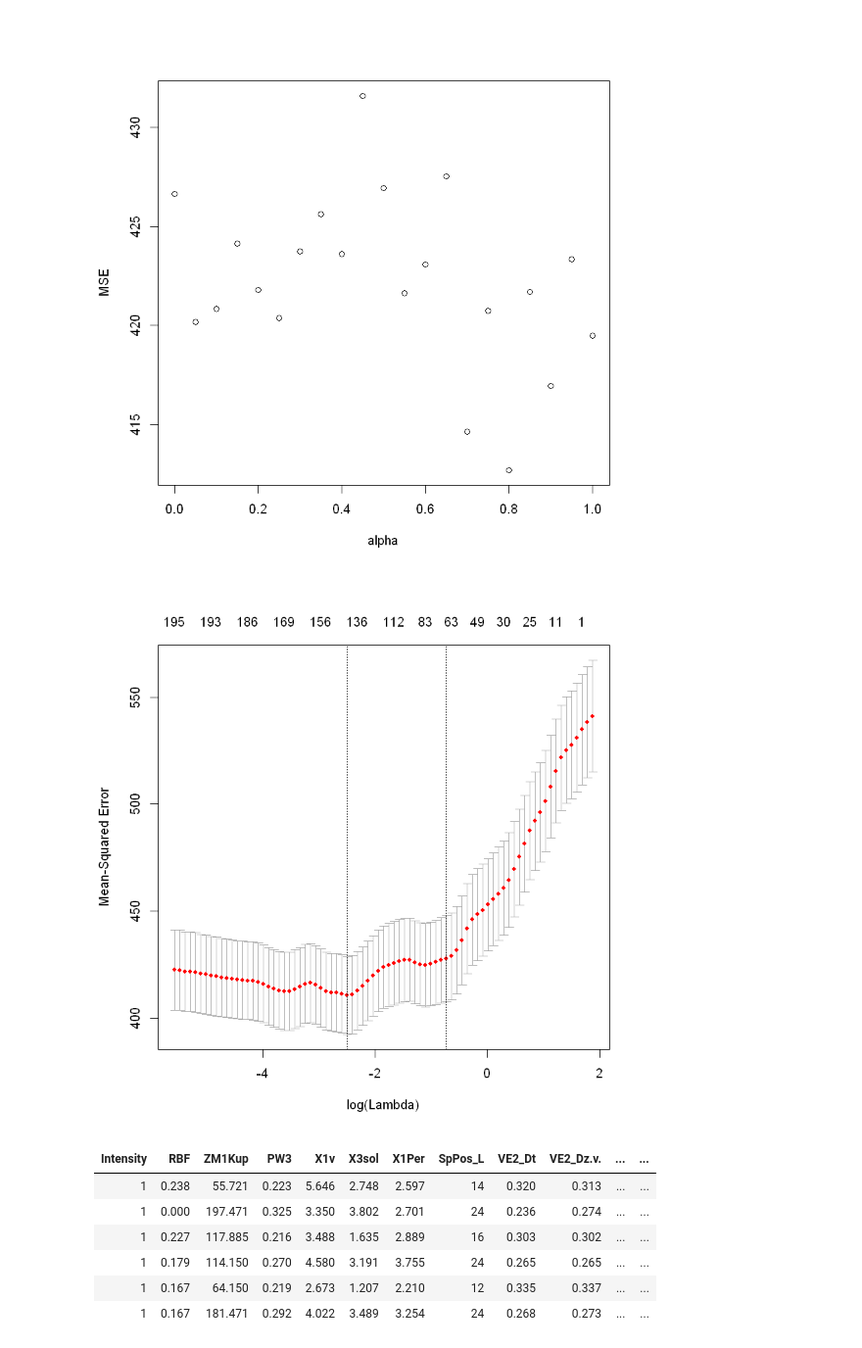
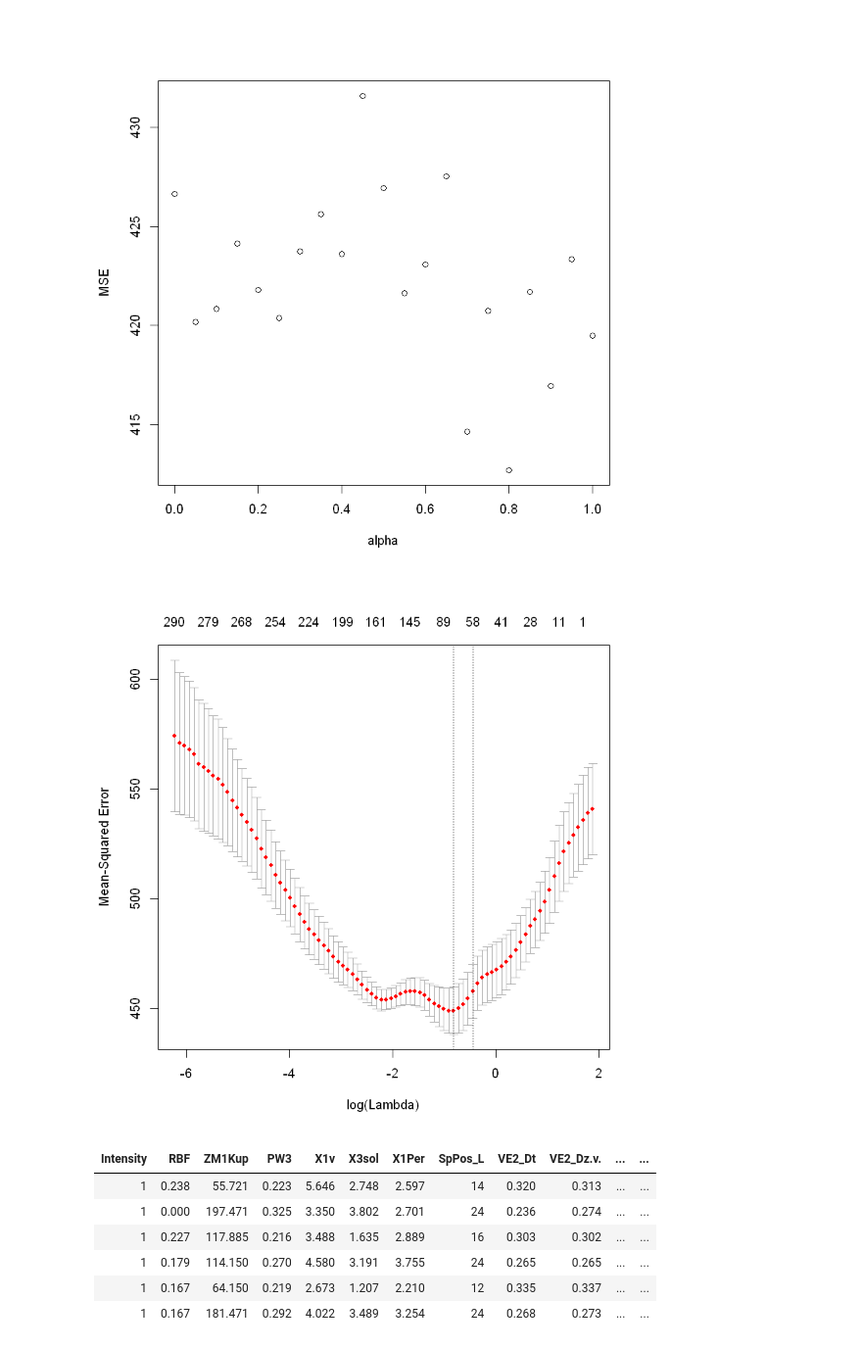
Before and after one commit to Candice-Romuald/ML-project, a Jupyter notebook: src/Linear methods/Generalize Reg.ipynb, the cells around one changed output. Shown: that part at 98% size. Saved outputs shown, nothing was run; the diff lists cells and outputs as text; code cells hidden in the pictures.

```diff
--- a/src/Linear methods/Generalize Reg.ipynb
+++ b/src/Linear methods/Generalize Reg.ipynb
@@ -113,10 +114,10 @@ plot(A,CVM,xlab = 'alpha', ylab = 'MSE')
 # %% [output]
 [figure]
 # %%
-cv.L <- cv.glmnet(as.matrix(data.clean), train[,2], alpha = 0.8, nfolds = 50)
+cv.L <- cv.glmnet(as.matrix(data.clean), train[,2], alpha = 0.8, nfolds = 10)
 plot(cv.L)
 # %% [output]
-[figure, old version]
+[figure, new version]
 # %%
 test <- x.test[,name]
 head(test)
```
Also changed, not shown: parts of 13 cells of this notebook, 4 other files.
